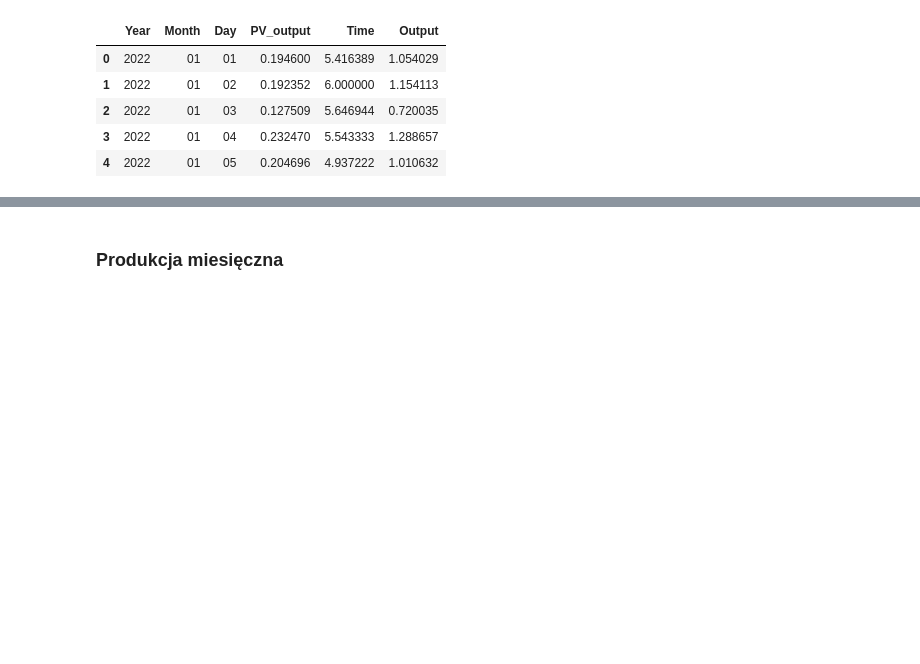
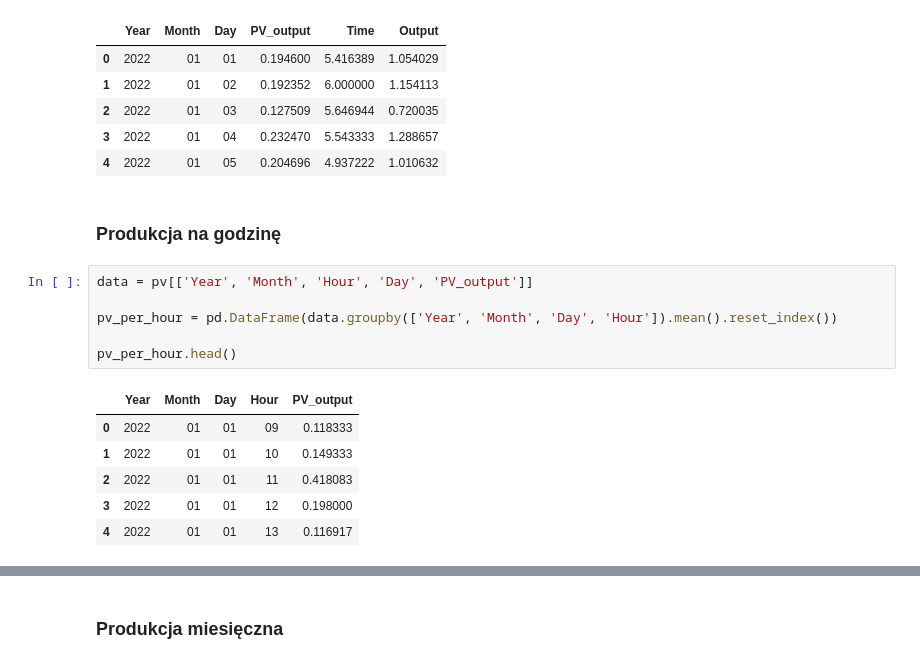
Before and after one commit to DanielSlusarczyk/Projekt-Dyplomowy, a Jupyter notebook: projekt.ipynb, the cells around one changed output, grey strips where cells are left out. Saved outputs shown, nothing was run; the diff lists cells and outputs as text; blank space fills up the shorter version.

```diff
--- a/projekt.ipynb
+++ b/projekt.ipynb
@@ -117,6 +117,21 @@ per_day.head()
 | 2 | 2022 | 01 | 03 | 0.127509 | 5.646944 | 0.720035 |
 | 3 | 2022 | 01 | 04 | 0.232470 | 5.543333 | 1.288657 |
 | 4 | 2022 | 01 | 05 | 0.204696 | 4.937222 | 1.010632 |
+# %% [markdown]
+### Produkcja na godzinę
+# %%
+data = pv[['Year', 'Month', 'Hour', 'Day', 'PV_output']]
+
+pv_per_hour = pd.DataFrame(data.groupby(['Year', 'Month', 'Day', 'Hour']).mean().reset_index())
+
+pv_per_hour.head()
+# %% [output]
+|  | Year | Month | Day | Hour | PV_output |
+| 0 | 2022 | 01 | 01 | 09 | 0.118333 |
+| 1 | 2022 | 01 | 01 | 10 | 0.149333 |
+| 2 | 2022 | 01 | 01 | 11 | 0.418083 |
+| 3 | 2022 | 01 | 01 | 12 | 0.198000 |
+| 4 | 2022 | 01 | 01 | 13 | 0.116917 |
 # %%
 import calendar
 months = pd.DataFrame(pv[['Year', 'Month']].groupby(['Year', 'Month']).sum().reset_index())
```
Also changed, not shown: parts of 1 cell of this notebook.
